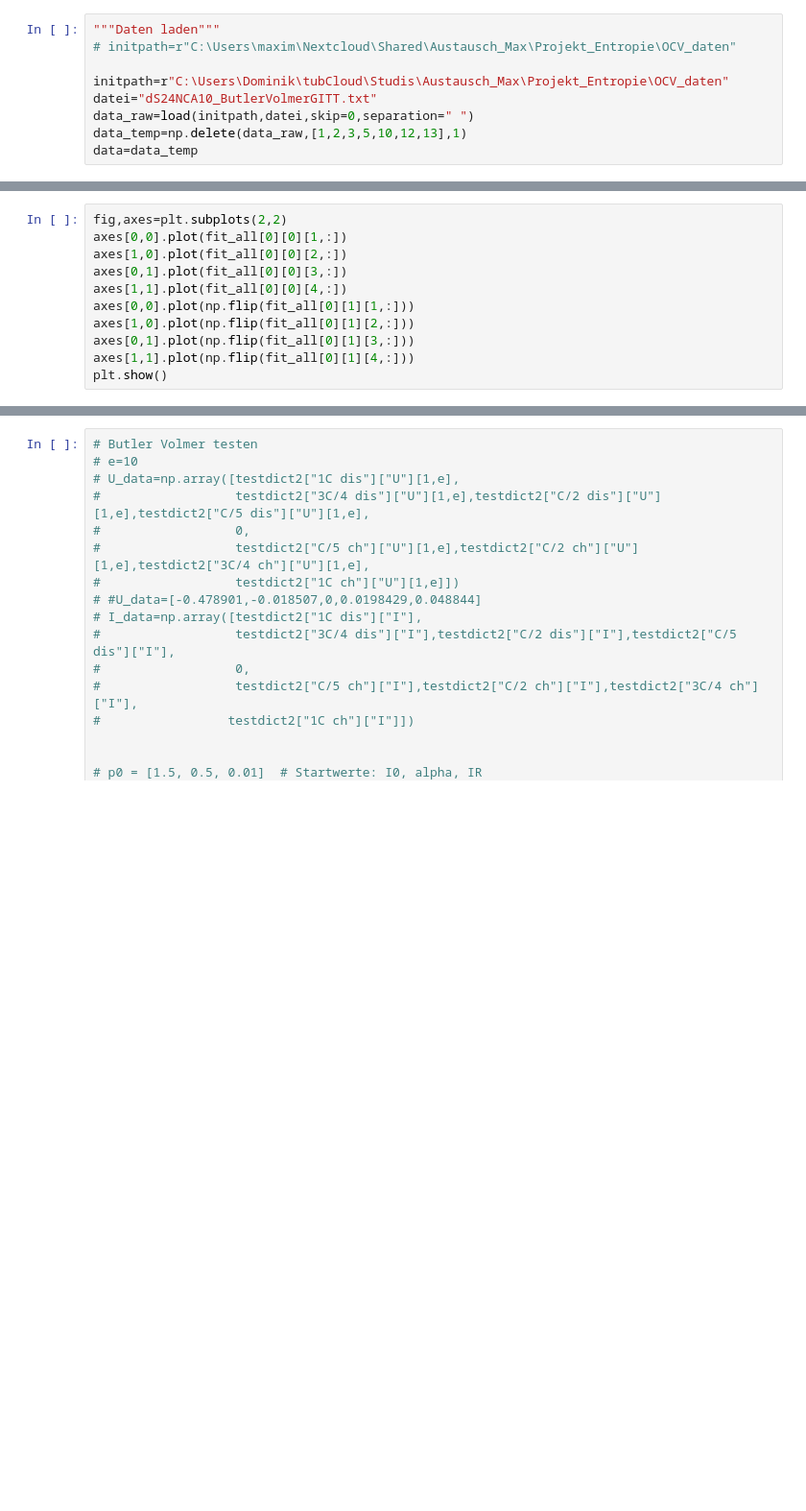
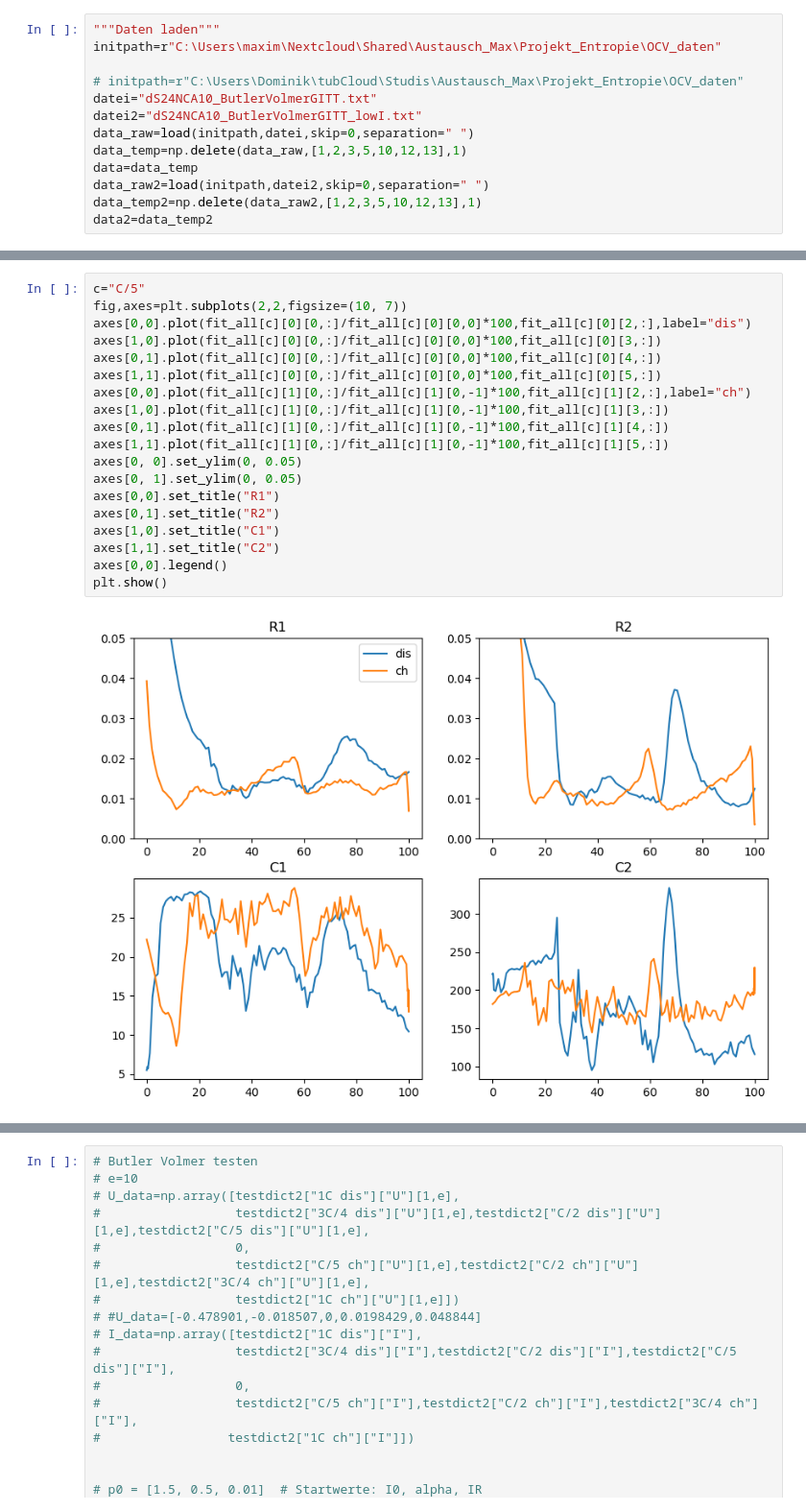
Before and after one commit to dieterduese/Projekt_Entropie, a Jupyter notebook: ButlerVolmer_erstellen.ipynb, the cells around one changed output, grey strips where cells are left out. Shown at 96% size. Cells and saved outputs as stored; diff of their text form; blank space fills up the shorter version.

```diff
--- a/ButlerVolmer_erstellen.ipynb
+++ b/ButlerVolmer_erstellen.ipynb
@@ -1,11 +379,15 @@
 # %%
 """Daten laden"""
-# initpath=r"C:\Users\maxim\Nextcloud\Shared\Austausch_Max\Projekt_Entropie\OCV_daten"
+initpath=r"C:\Users\maxim\Nextcloud\Shared\Austausch_Max\Projekt_Entropie\OCV_daten"
 
-initpath=r"C:\Users\Dominik\tubCloud\Studis\Austausch_Max\Projekt_Entropie\OCV_daten"
+# initpath=r"C:\Users\Dominik\tubCloud\Studis\Austausch_Max\Projekt_Entropie\OCV_daten"
 datei="dS24NCA10_ButlerVolmerGITT.txt"
+datei2="dS24NCA10_ButlerVolmerGITT_lowI.txt"
 data_raw=load(initpath,datei,skip=0,separation=" ")
 data_temp=np.delete(data_raw,[1,2,3,5,10,12,13],1)
 data=data_temp
+data_raw2=load(initpath,datei2,skip=0,separation=" ")
+data_temp2=np.delete(data_raw2,[1,2,3,5,10,12,13],1)
+data2=data_temp2
 # %%
 test=filtplot(data,0,109,plot=1,col=4)
@@ -68,11 +498,21 @@ for a in range(len(lines_iOCV_ch)):
 # %%
-fig,axes=plt.subplots(2,2)
-axes[0,0].plot(fit_all[0][0][1,:])
-axes[1,0].plot(fit_all[0][0][2,:])
-axes[0,1].plot(fit_all[0][0][3,:])
-axes[1,1].plot(fit_all[0][0][4,:])
-axes[0,0].plot(np.flip(fit_all[0][1][1,:]))
-axes[1,0].plot(np.flip(fit_all[0][1][2,:]))
-axes[0,1].plot(np.flip(fit_all[0][1][3,:]))
-axes[1,1].plot(np.flip(fit_all[0][1][4,:]))
+c="C/5"
+fig,axes=plt.subplots(2,2,figsize=(10, 7))
+axes[0,0].plot(fit_all[c][0][0,:]/fit_all[c][0][0,0]*100,fit_all[c][0][2,:],label="dis")
+axes[1,0].plot(fit_all[c][0][0,:]/fit_all[c][0][0,0]*100,fit_all[c][0][3,:])
+axes[0,1].plot(fit_all[c][0][0,:]/fit_all[c][0][0,0]*100,fit_all[c][0][4,:])
+axes[1,1].plot(fit_all[c][0][0,:]/fit_all[c][0][0,0]*100,fit_all[c][0][5,:])
+axes[0,0].plot(fit_all[c][1][0,:]/fit_all[c][1][0,-1]*100,fit_all[c][1][2,:],label="ch")
+axes[1,0].plot(fit_all[c][1][0,:]/fit_all[c][1][0,-1]*100,fit_all[c][1][3,:])
+axes[0,1].plot(fit_all[c][1][0,:]/fit_all[c][1][0,-1]*100,fit_all[c][1][4,:])
+axes[1,1].plot(fit_all[c][1][0,:]/fit_all[c][1][0,-1]*100,fit_all[c][1][5,:])
+axes[0, 0].set_ylim(0, 0.05)
+axes[0, 1].set_ylim(0, 0.05)
+axes[0,0].set_title("R1")
+axes[0,1].set_title("R2")
+axes[1,0].set_title("C1")
+axes[1,1].set_title("C2")
+axes[0,0].legend()
 plt.show()
+# %% [output]
+[figure, added]
```
Also changed, not shown: parts of 22 cells of this notebook, 1 other file.
